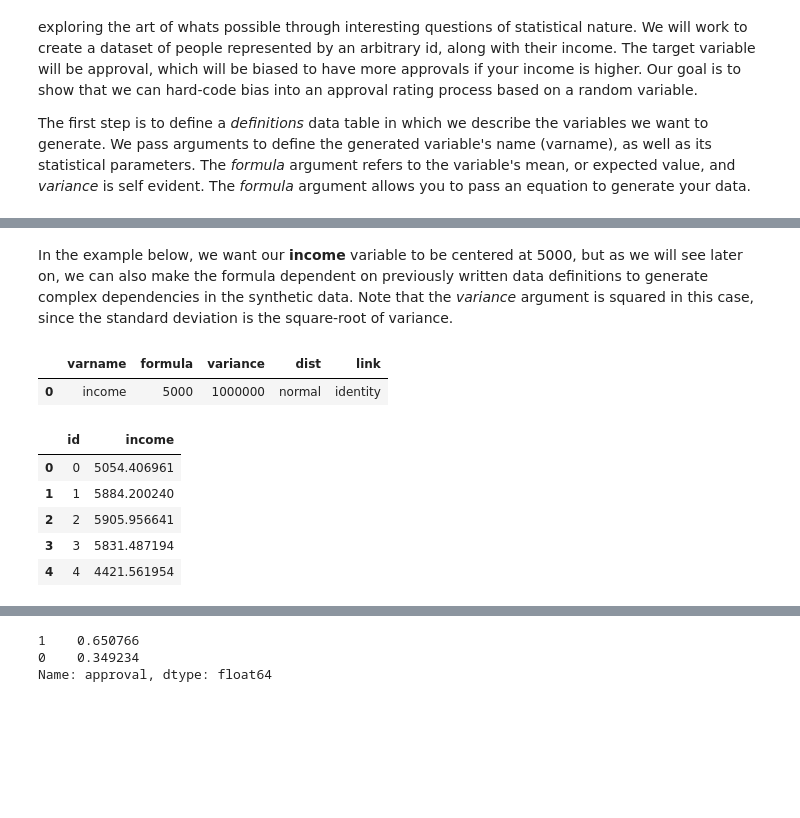
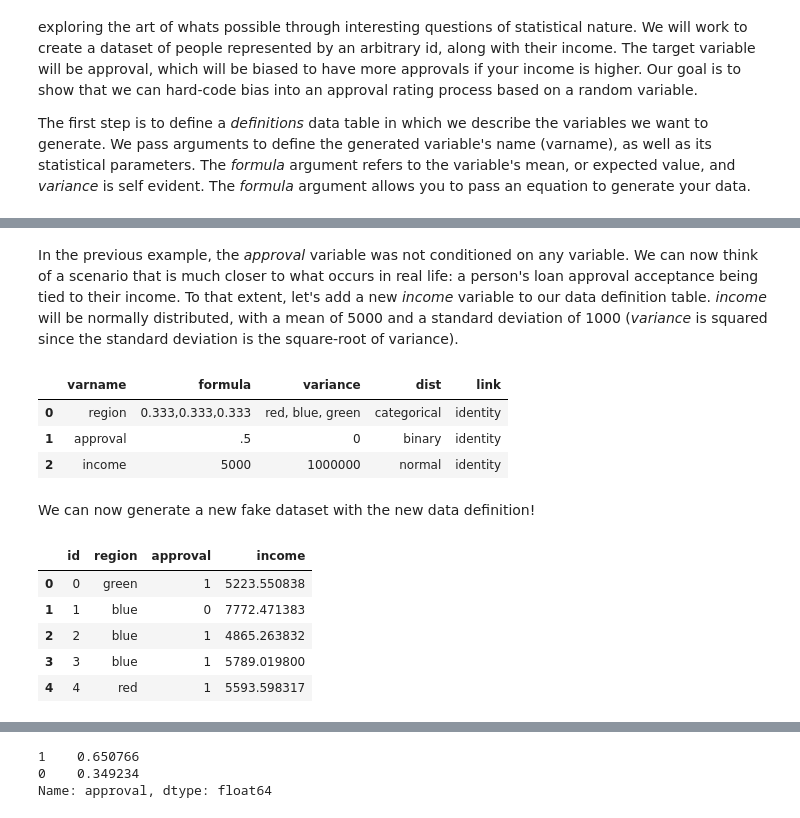
Before and after one commit to DAVIDCRUZ0202/pysimstudy, a Jupyter notebook: Demos/pysimstudy blog demo.ipynb, the cells around one changed output, grey strips where cells are left out. Saved outputs shown, nothing was run; the diff lists cells and outputs as text; code cells hidden in the pictures; blank space fills up the shorter version.

```diff
--- a/Demos/pysimstudy blog demo.ipynb
+++ b/Demos/pysimstudy blog demo.ipynb
@@ -31,20 +38,24 @@ gdf.head()
-# %% [markdown]
-In the example below, we want our __income__ variable to be centered at 5000, but as we will see later on, we can also make the formula dependent on previously written data definitions to generate complex dependencies in the synthetic data. Note that the _variance_ argument is squared in this case, since the standard deviation is the square-root of variance.
+# %% [markdown]
+In the previous example, the _approval_ variable was not conditioned on any variable. We can now think of a scenario that is much closer to what occurs in real life: a person's loan approval acceptance being tied to their income. To that extent, let's add a new _income_ variable to our data definition table. _income_ will be normally distributed, with a mean of 5000 and a standard deviation of 1000 (_variance_ is squared since the standard deviation is the square-root of variance).
 # %%
-ddf = defData(varname = "income", formula=5000,
+ddf = defData(ddf, varname = "income", formula=5000,
              variance=1000**2, dist="normal")
-# print the data definition dataframe
+
 ddf
 # %% [output]
 |  | varname | formula | variance | dist | link |
-| 0 | income | 5000 | 1000000 | normal | identity |
+| 0 | region | 0.333,0.333,0.333 | red, blue, green | categorical | identity |
+| 1 | approval | .5 | 0 | binary | identity |
+| 2 | income | 5000 | 1000000 | normal | identity |
+# %% [markdown]
+We can now generate a new fake dataset with the new data definition!
 # %%
 gdf = genData(10000, ddf)
 gdf.head()
 # %% [output]
-|  | id | income |
-| 0 | 0 | 5054.406961 |
-| 1 | 1 | 5884.200240 |
-| 2 | 2 | 5905.956641 |
-| 3 | 3 | 5831.487194 |
-| 4 | 4 | 4421.561954 |
+|  | id | region | approval | income |
+| 0 | 0 | green | 1 | 5223.550838 |
+| 1 | 1 | blue | 0 | 7772.471383 |
+| 2 | 2 | blue | 1 | 4865.263832 |
+| 3 | 3 | blue | 1 | 5789.019800 |
+| 4 | 4 | red | 1 | 5593.598317 |
```
Also changed, not shown: parts of 23 cells of this notebook.
